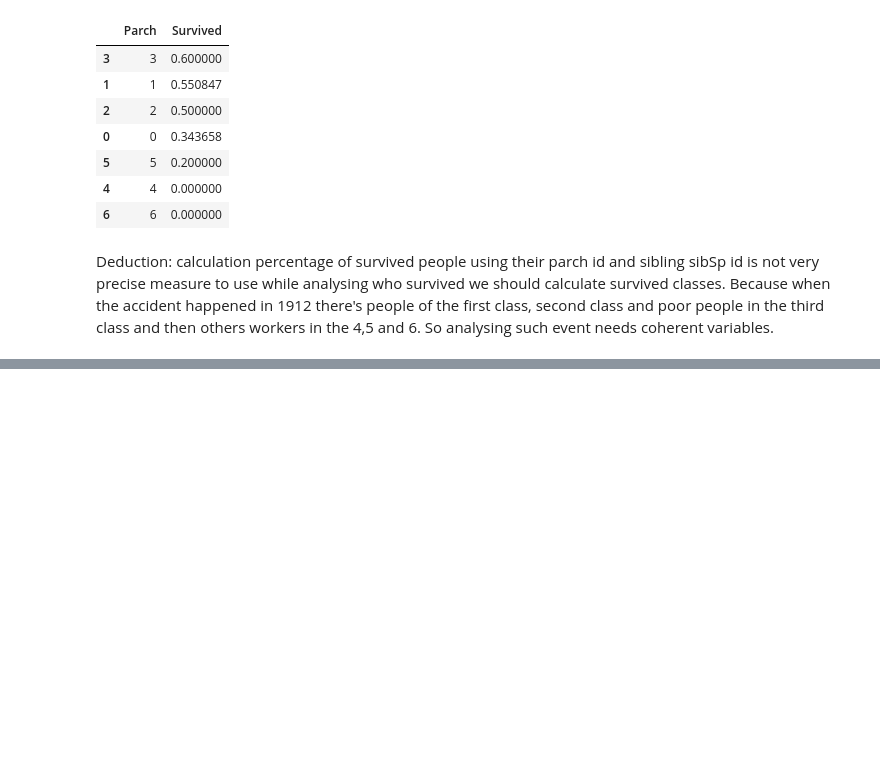
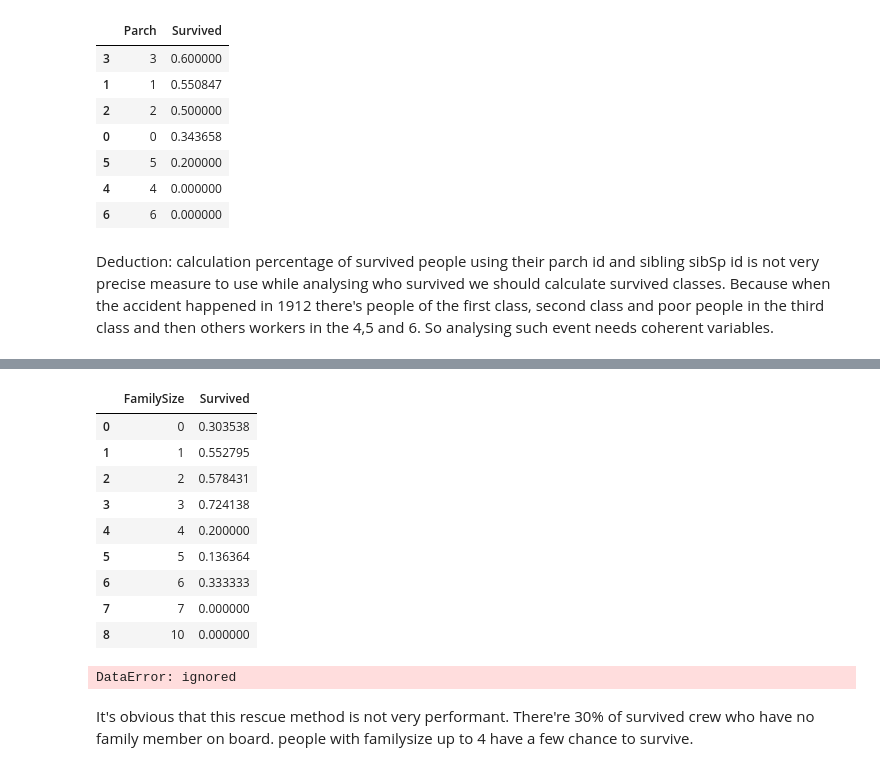
Before and after one commit to nouha18/pythoncheckpoint, a Jupyter notebook: checkpoint3_updates.ipynb, the cells around one changed output, grey strips where cells are left out. Cells and saved outputs as stored; diff of their text form; code cells hidden in the pictures; blank space fills up the shorter version.

```diff
--- a/checkpoint3_updates.ipynb
+++ b/checkpoint3_updates.ipynb
@@ -471,0 +565,21 @@ So analysing such event needs coherent variables.
+# %%
+df[["FamilySize", "Survived"]].groupby(['FamilySize'], as_index=False).mean().sort_values(by='FamilySize', ascending=True)
+# %% [output]
+|  | FamilySize | Survived |
+| 0 | 0 | 0.303538 |
+| 1 | 1 | 0.552795 |
+| 2 | 2 | 0.578431 |
+| 3 | 3 | 0.724138 |
+| 4 | 4 | 0.200000 |
+| 5 | 5 | 0.136364 |
+| 6 | 6 | 0.333333 |
+| 7 | 7 | 0.000000 |
+| 8 | 10 | 0.000000 |
+# %%
+df[["Title", "Survived"]].groupby(['Title'], as_index=False).mean().sort_values(by='Survived', ascending=True)
+# %% [output]
+DataError: ignored
+# %% [markdown]
+It's obvious that this rescue method is not very performant.
+There're 30% of survived crew who have no family member on board.
+people with familysize up to 4 have a few chance to survive.
```
Also changed, not shown: parts of 11 cells of this notebook.
